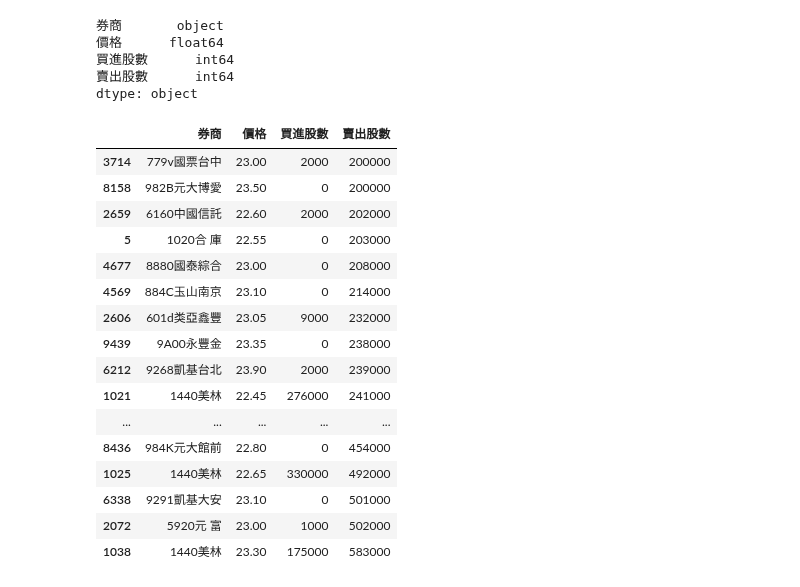
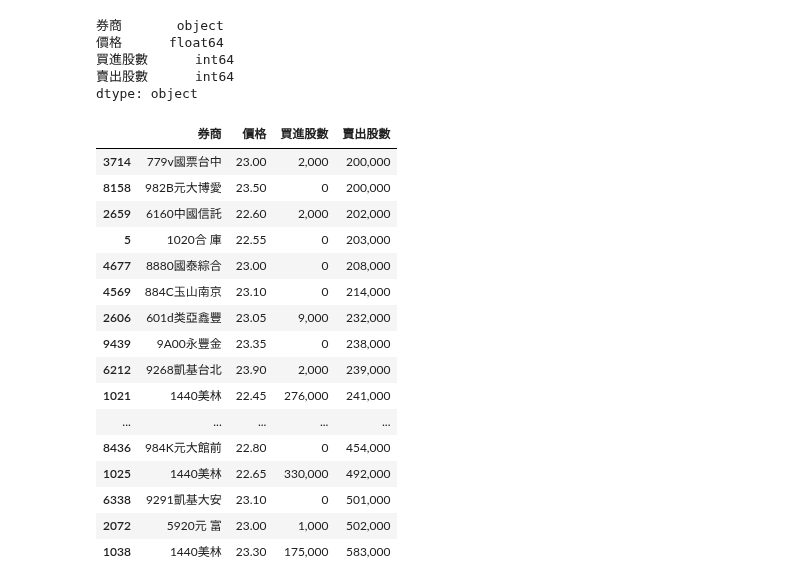
Before and after one commit to cwcheng0/practicepython, a Jupyter notebook: TaiwanStockCount.ipynb, the cells around one changed output. Cells and saved outputs as stored; diff of their text form; code cells hidden in the pictures.

```diff
--- a/TaiwanStockCount.ipynb
+++ b/TaiwanStockCount.ipynb
@@ -319,6 +323,11 @@ df7.head(20)
 # %%
 # Sort values to get big tradings.
+# 單筆買進大單的券商排序
 df4 = df4.sort_values(by=['買進股數'],ascending=True)
+
+# Add a comma into an integer column
+df4['買進股數'] = df4.apply(lambda x: "{:,}".format(x['買進股數']), axis=1)
+
 df4.tail(30)
 # %% [output]
 |  | 券商 | 價格 | 買進股數 | 賣出股數 |
@@ -352,23 +361,28 @@ dtype: object
 df4["賣出股數"] = df4["賣出股數"].astype(str).astype(int)
 # %%
 # Reverse sort to get big tradings.
+# 單筆賣出大單的券商排序
 df4 = df4.sort_values(by=['賣出股數'],ascending=True)
+
+# Add a comma into an integer column
+df4['賣出股數'] = df4.apply(lambda x: "{:,}".format(x['賣出股數']), axis=1)
+
 df4.tail(30)
 # %% [output]
 |  | 券商 | 價格 | 買進股數 | 賣出股數 |
-| 3714 | 779v國票台中 | 23.00 | 2000 | 200000 |
-| 8158 | 982B元大博愛 | 23.50 | 0 | 200000 |
-| 2659 | 6160中國信託 | 22.60 | 2000 | 202000 |
-| 5 | 1020合 庫 | 22.55 | 0 | 203000 |
-| 4677 | 8880國泰綜合 | 23.00 | 0 | 208000 |
-| 4569 | 884C玉山南京 | 23.10 | 0 | 214000 |
-| 2606 | 601d类亞鑫豐 | 23.05 | 9000 | 232000 |
-| 9439 | 9A00永豐金 | 23.35 | 0 | 238000 |
-| 6212 | 9268凱基台北 | 23.90 | 2000 | 239000 |
-| 1021 | 1440美林 | 22.45 | 276000 | 241000 |
+| 3714 | 779v國票台中 | 23.00 | 2,000 | 200,000 |
+| 8158 | 982B元大博愛 | 23.50 | 0 | 200,000 |
+| 2659 | 6160中國信託 | 22.60 | 2,000 | 202,000 |
+| 5 | 1020合 庫 | 22.55 | 0 | 203,000 |
+| 4677 | 8880國泰綜合 | 23.00 | 0 | 208,000 |
+| 4569 | 884C玉山南京 | 23.10 | 0 | 214,000 |
+| 2606 | 601d类亞鑫豐 | 23.05 | 9,000 | 232,000 |
+| 9439 | 9A00永豐金 | 23.35 | 0 | 238,000 |
+| 6212 | 9268凱基台北 | 23.90 | 2,000 | 239,000 |
+| 1021 | 1440美林 | 22.45 | 276,000 | 241,000 |
 | ... | ... | ... | ... | ... |
-| 8436 | 984K元大館前 | 22.80 | 0 | 454000 |
-| 1025 | 1440美林 | 22.65 | 330000 | 492000 |
-| 6338 | 9291凱基大安 | 23.10 | 0 | 501000 |
-| 2072 | 5920元 富 | 23.00 | 1000 | 502000 |
-| 1038 | 1440美林 | 23.30 | 175000 | 583000 |
+| 8436 | 984K元大館前 | 22.80 | 0 | 454,000 |
+| 1025 | 1440美林 | 22.65 | 330,000 | 492,000 |
+| 6338 | 9291凱基大安 | 23.10 | 0 | 501,000 |
+| 2072 | 5920元 富 | 23.00 | 1,000 | 502,000 |
+| 1038 | 1440美林 | 23.30 | 175,000 | 583,000 |
```
Also changed, not shown: parts of 6 cells of this notebook.
